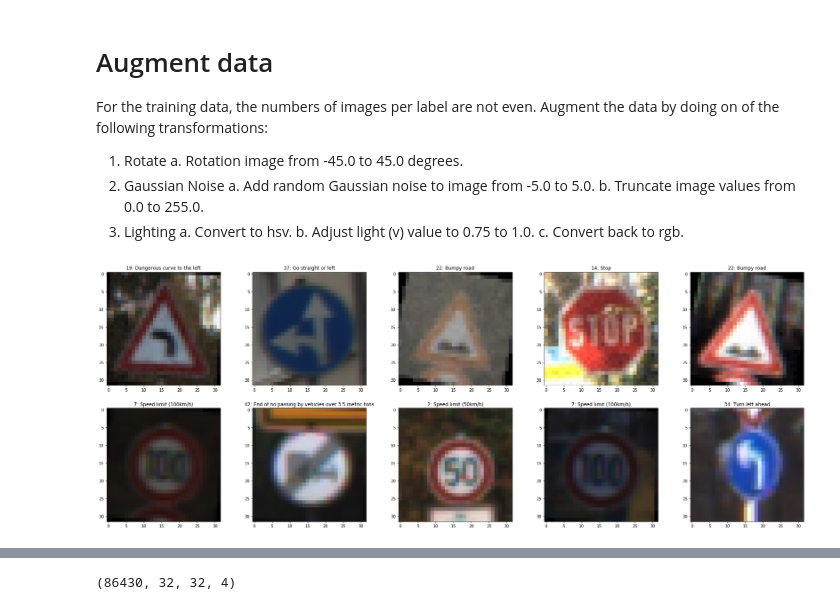
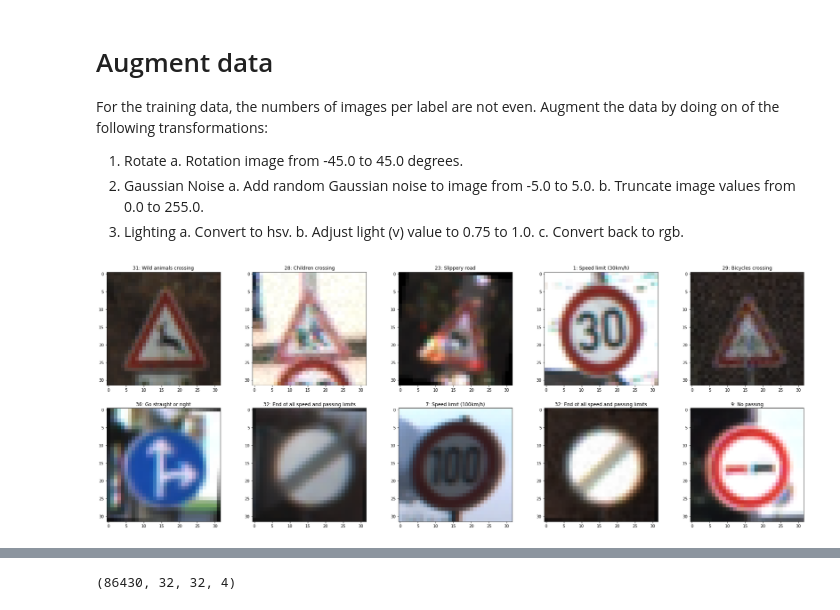
Before and after one commit to ekkus93/CarND-Traffic-Sign-Classifier-Project, a Jupyter notebook: Traffic_Sign_Classifier.ipynb, the cells around one changed output, grey strips where cells are left out. Cells and saved outputs as stored; diff of their text form; code cells hidden in the pictures.

```diff
--- a/Traffic_Sign_Classifier.ipynb
+++ b/Traffic_Sign_Classifier.ipynb
@@ -457,9 +476,9 @@ shuffle(idxs)
 X_train_balanced = X_train_balanced[idxs]
 y_train_balanced = y_train_balanced[idxs]
 # %%
-display_X_y_images(X_train_balanced, y_train_balanced, signnames_pd, 0, 10)
+display_X_y_images(X_train_balanced, y_train_balanced, signnames_pd, 10, 20)
 # %% [output]
-[figure, old version]
+[figure, new version]
 # %%
 def preprocess_images(images):
     temp_images = images.copy().astype(np.float32)
```
Also changed, not shown: parts of 23 cells of this notebook, 1 other file.
